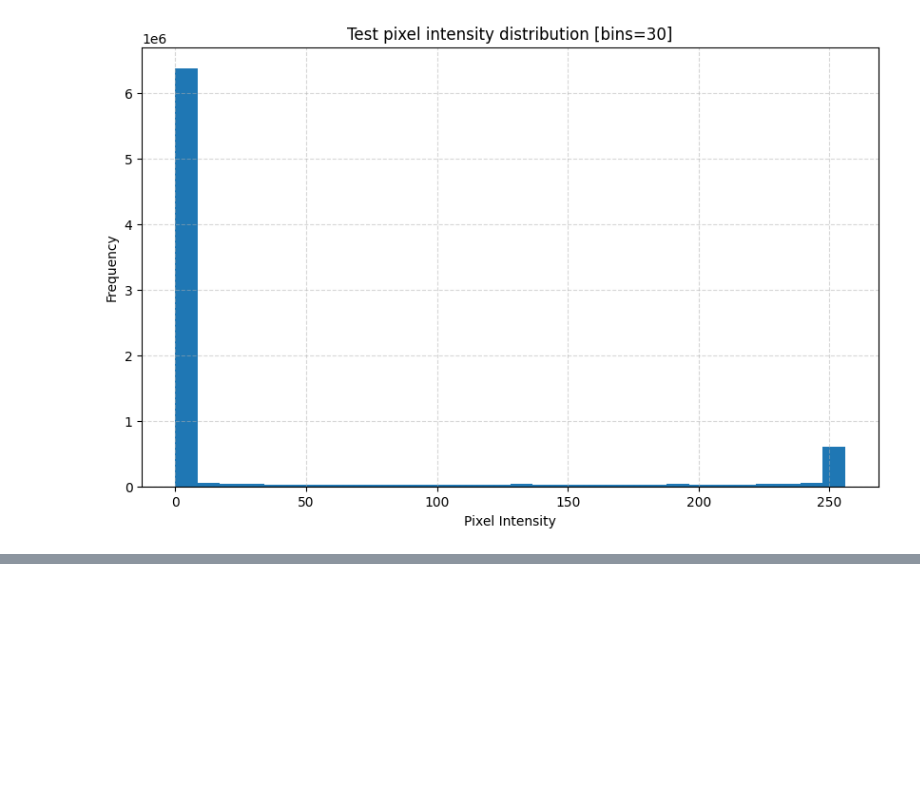
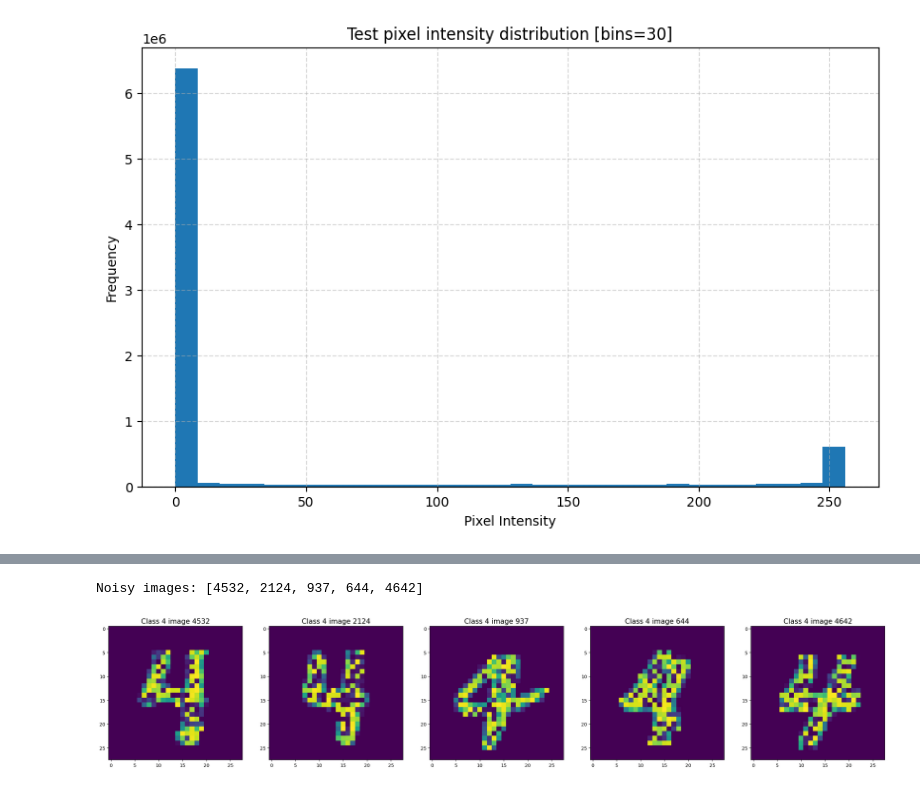
Before and after one commit to rytisss/StatisticalImageAnalysis, a Jupyter notebook: MNIST.ipynb, the cells around one changed output, grey strips where cells are left out. Cells and saved outputs as stored; diff of their text form; code cells hidden in the pictures; blank space fills up the shorter version.

```diff
--- a/MNIST.ipynb
+++ b/MNIST.ipynb
@@ -171,3 +171,40 @@ show_images(images_show, titles_show)
+# %%
+# randomly select defined number of image and introduce noise in the digits
+noisy_image_count = 5
+indices_for_noise = random.sample(range(len(desired_class_x)), noisy_image_count)
+
+images_show = []
+titles_show = []
+
+print(f'Noisy images: {indices_for_noise}')
+for i in indices_for_noise:
+    # Create a binary mask to identify non-zero pixels
+    foreground_mask = (desired_class_x[i] > 0).astype(np.uint8)
+
+    # Define the structuring element for dilation (size and shape)
+    kernel = cv2.getStructuringElement(cv2.MORPH_RECT, (3, 3))  # Adjust the kernel size as needed
+
+    # Dilate the foreground mask
+    #foreground_mask = cv2.dilate(foreground_mask, kernel)
+
+    # Define the parameters for Gaussian noise
+    mean = 0
+    stddev = 25  # Adjust this value to control the noise level
+
+    # Generate Gaussian noise for the foreground
+    noise = np.random.normal(mean, stddev, desired_class_x[i].shape).astype(np.uint8)
+    noisy_foreground = np.where(foreground_mask == 1, desired_class_x[i] + noise, 0)
+
+    # Combine the noisy foreground with the original image
+    desired_class_x[i] = np.where(foreground_mask == 1, noisy_foreground, desired_class_x[i])
+
+    # to visualize
+    images_show.append(desired_class_x[i])
+    titles_show.append('Class ' + str(desired_class) + ' image ' + str(i))
+show_images(images_show, titles_show)
+# %% [output]
+Noisy images: [4532, 2124, 937, 644, 4642]
+[figure, added]
 # %%
 # image data to histogram
 bins = 30
```
Also changed, not shown: parts of 6 cells of this notebook.
